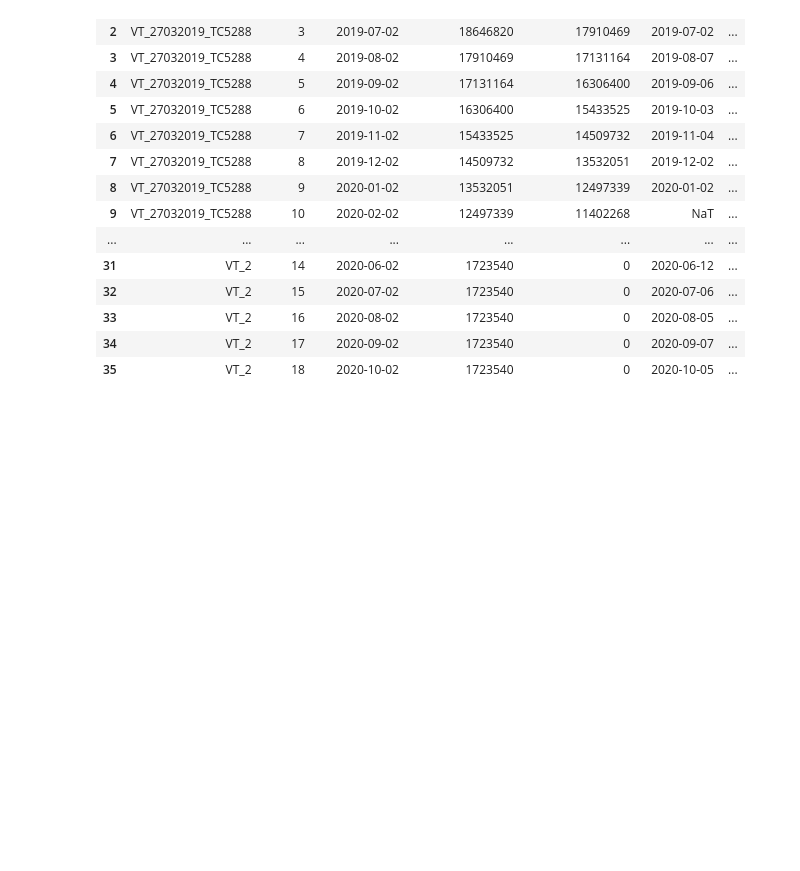
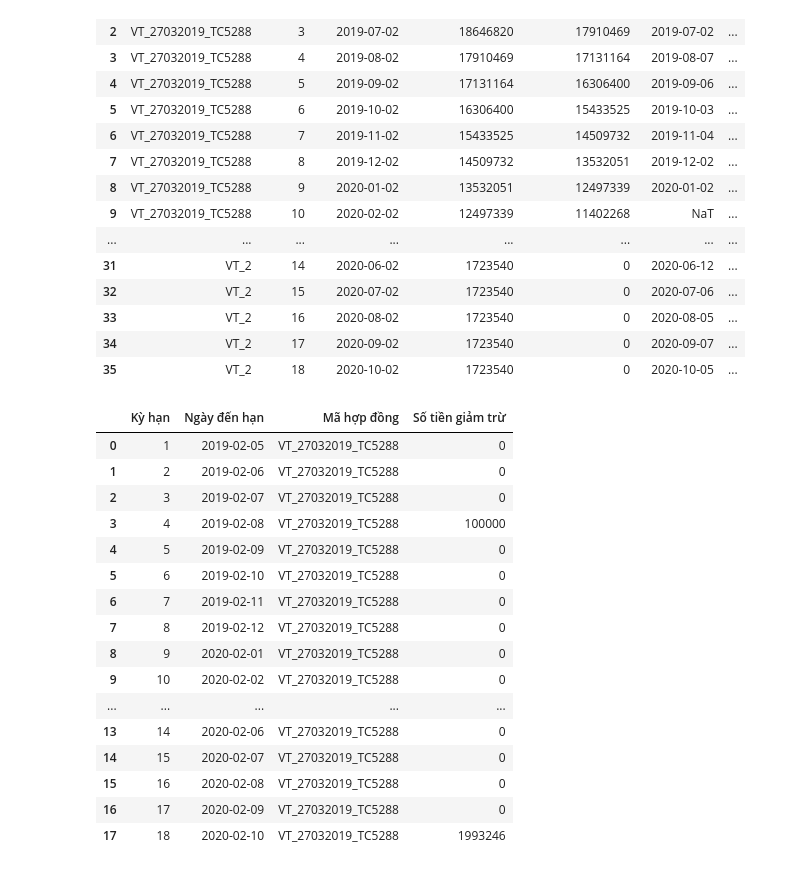
Before and after one commit to nguyenmanhcuong1291/python-outsource-brudertek-, a Jupyter notebook: Tính_tiền_phạt_lũy_kế.ipynb, the cells around one changed output. Cells and saved outputs as stored; diff of their text form; code cells hidden in the pictures; blank space fills up the shorter version.

```diff
--- a/Tính_tiền_phạt_lũy_kế.ipynb
+++ b/Tính_tiền_phạt_lũy_kế.ipynb
@@ -211,0 +214,22 @@ final_df
+# %%
+# lấy bảng kì hạn dự kiến
+giam_tru_df = pd.DataFrame(giam_tru_sheet)
+giam_tru_df
+# %% [output]
+|  | Kỳ hạn | Ngày đến hạn | Mã hợp đồng | Số tiền giảm trừ |
+| 0 | 1 | 2019-02-05 | VT_27032019_TC5288 | 0 |
+| 1 | 2 | 2019-02-06 | VT_27032019_TC5288 | 0 |
+| 2 | 3 | 2019-02-07 | VT_27032019_TC5288 | 0 |
+| 3 | 4 | 2019-02-08 | VT_27032019_TC5288 | 100000 |
+| 4 | 5 | 2019-02-09 | VT_27032019_TC5288 | 0 |
+| 5 | 6 | 2019-02-10 | VT_27032019_TC5288 | 0 |
+| 6 | 7 | 2019-02-11 | VT_27032019_TC5288 | 0 |
+| 7 | 8 | 2019-02-12 | VT_27032019_TC5288 | 0 |
+| 8 | 9 | 2020-02-01 | VT_27032019_TC5288 | 0 |
+| 9 | 10 | 2020-02-02 | VT_27032019_TC5288 | 0 |
+| ... | ... | ... | ... | ... |
+| 13 | 14 | 2020-02-06 | VT_27032019_TC5288 | 0 |
+| 14 | 15 | 2020-02-07 | VT_27032019_TC5288 | 0 |
+| 15 | 16 | 2020-02-08 | VT_27032019_TC5288 | 0 |
+| 16 | 17 | 2020-02-09 | VT_27032019_TC5288 | 0 |
+| 17 | 18 | 2020-02-10 | VT_27032019_TC5288 | 1993246 |
```
Also changed, not shown: parts of 6 cells of this notebook.
